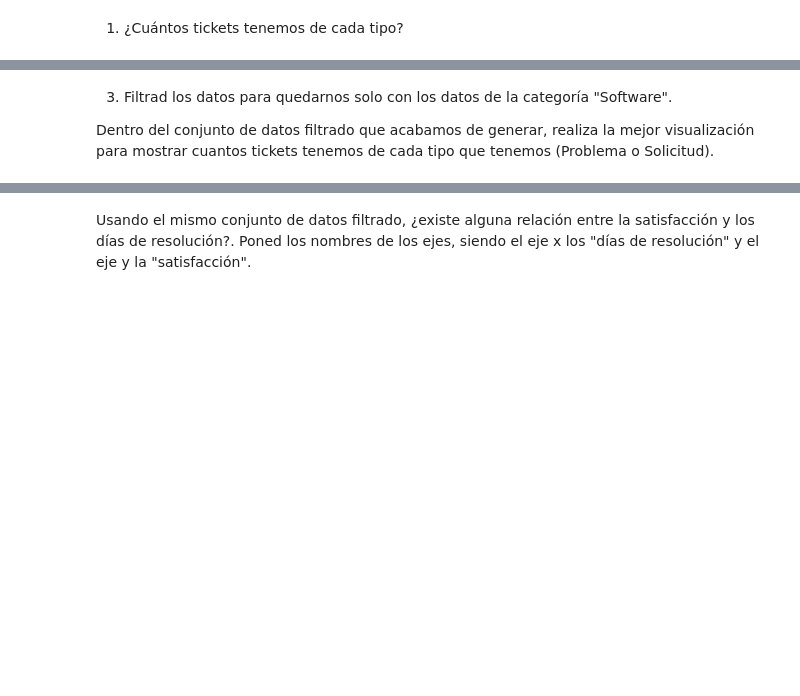
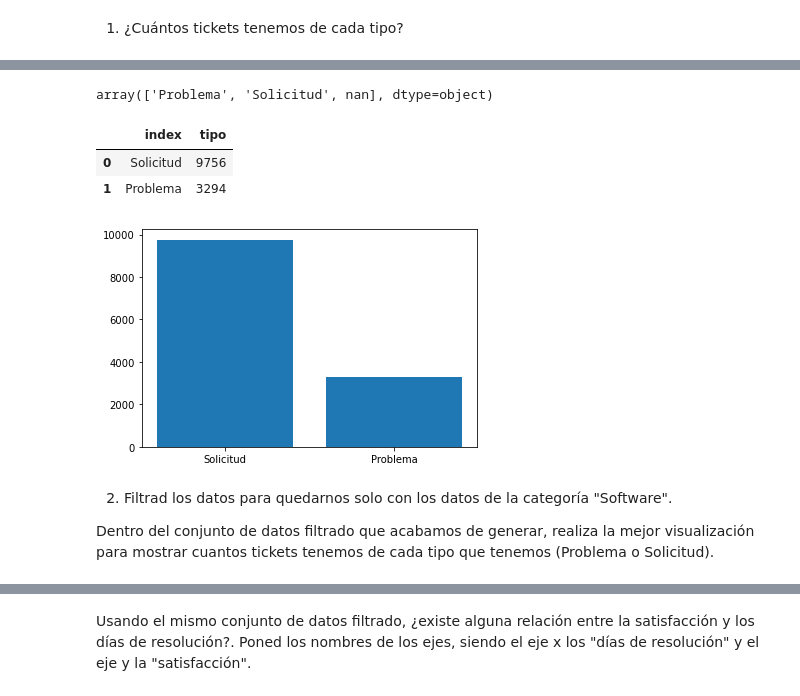
Before and after one commit to Adalab/promo-d-da-modulo2-sprint1-lorena-ana, a Jupyter notebook: MATPLOTLIB/pair_programming_matplotlib1.ipynb, the cells around one changed output, grey strips where cells are left out. Drawn from its saved outputs; the diff is of its cells as text; code cells hidden in the pictures; blank space fills up the shorter version.

```diff
--- a/MATPLOTLIB/pair_programming_matplotlib1.ipynb
+++ b/MATPLOTLIB/pair_programming_matplotlib1.ipynb
@@ -10,0 +9,2 @@ Es el momento de ponernos manos a la obra con la visualización de datos. En est
+# %%
+open_xml = pd.read_excel('datos/2016_pandasIII.xlsx')
@@ -11,4 +30,25 @@ Es el momento de ponernos manos a la obra con la visualización de datos. En est
+# %%
+open_xml['tipo'].unique()
+# %% [output]
+array(['Problema', 'Solicitud', nan], dtype=object)
+# %%
+
+#usar reset_index para convertir serie en df
+df_conteo = open_xml['tipo'].value_counts().reset_index()
+df_conteo
+# %% [output]
+|  | index | tipo |
+| 0 | Solicitud | 9756 |
+| 1 | Problema | 3294 |
+# %%
+#hacer barplot
+
+plt.figure()
+plt.bar(df_conteo['index'], df_conteo['tipo'])
+plt.show()
+# %% [output]
+[figure, added]
 # %% [markdown]
-3. Filtrad los datos para quedarnos solo con los datos de la categoría "Software".
+2. Filtrad los datos para quedarnos solo con los datos de la categoría "Software".
 
 Dentro del conjunto de datos filtrado que acabamos de generar, realiza la mejor visualización para mostrar cuantos tickets tenemos de cada tipo que tenemos (Problema o Solicitud).
```
Also changed, not shown: parts of 7 cells of this notebook, 6 other files.
